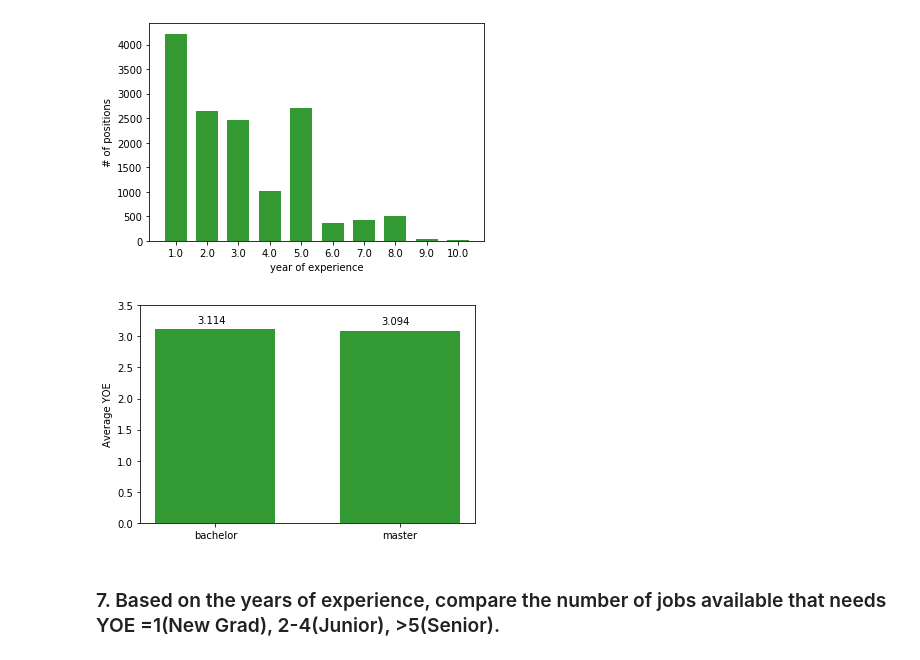
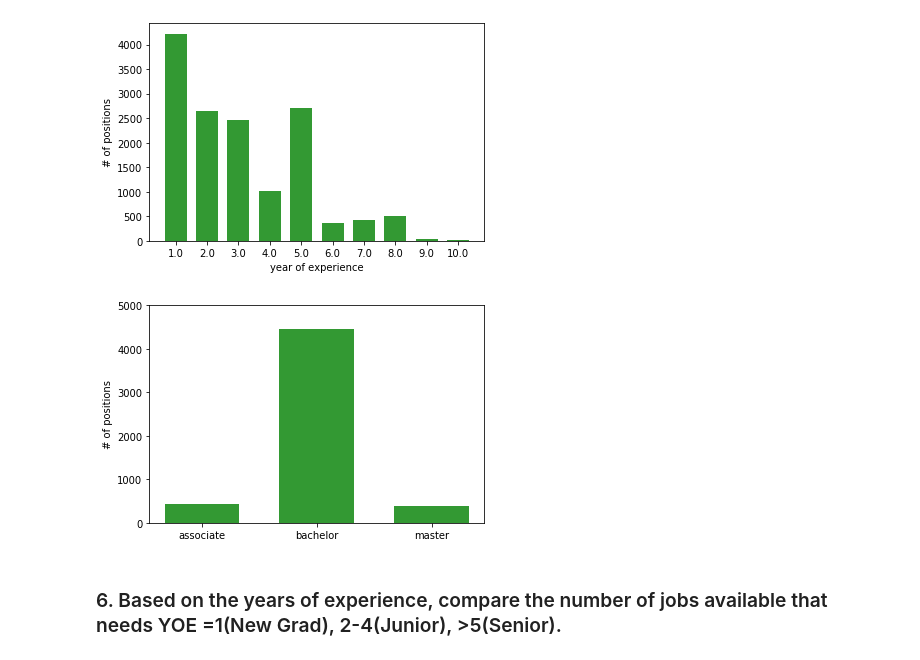
Before and after one commit to Leona-Hu/Skill-Finder, a Jupyter notebook: Skill_Finder_Analysis.ipynb, the cells around one changed output. Saved outputs shown, nothing was run; the diff lists cells and outputs as text; code cells hidden in the pictures.

```diff
--- a/Skill_Finder_Analysis.ipynb
+++ b/Skill_Finder_Analysis.ipynb
@@ -434,24 +269,25 @@ plot_yoe_graph()
 {1.0: 4221, 2.0: 2655, 3.0: 2455, 4.0: 1024, 5.0: 2717, 6.0: 361, 7.0: 430, 8.0: 496, 9.0: 35, 10.0: 9}
 [figure]
 # %%
-def cal_avg_yoe():
+def plot_edu_job():
+    ass_yoe_data = df[df['Min Ed Level'] == 'associate']
+    ass_yoe_data = ass_yoe_data['YOE'].dropna()
+    ass_avg_yoe = len(ass_yoe_data)
     ba_yoe_data = df[df['Min Ed Level'] == 'bachelor']
     ba_yoe_data = ba_yoe_data['YOE'].dropna()
-    ba_avg_yoe = sum(ba_yoe_data)/len(ba_yoe_data)
+    ba_avg_yoe = len(ba_yoe_data)
     ma_yoe_data = df[df['Min Ed Level'] == 'master']
     ma_yoe_data = ma_yoe_data['YOE'].dropna()
-    ma_avg_yoe = sum(ma_yoe_data)/len(ma_yoe_data)
-    plt.bar(range(2), [ba_avg_yoe, ma_avg_yoe], width=0.65, color='green', alpha=0.8)
-    plt.xticks(range(2), ['bachelor', 'master'])
-    plt.ylim(0,3.5)
-    plt.ylabel("Average YOE")
-#     plt.title("Average YOE required for different education levels")
-    for x, y in enumerate([ba_avg_yoe, ma_avg_yoe]):
-        plt.text(x - 0.1, y + 0.1, '{0:.3f}'.format(y))
+    ma_avg_yoe = len(ma_yoe_data)
+    plt.bar(range(3), [ass_avg_yoe, ba_avg_yoe, ma_avg_yoe], width=0.65, color='green', alpha=0.8)
+    plt.xticks(range(3), ['associate', 'bachelor', 'master'])
+    plt.ylim(0,5000)
+    plt.ylabel("# of positions")
+    plt.savefig('edu_job.png', dpi=300, bbox_inches='tight')
     plt.show()
-# %%
-cal_avg_yoe()
-# %% [output]
-[figure, removed]
+# %%
+plot_edu_job()
+# %% [output]
+[figure, added]
 # %% [markdown]
-### 7. Based on the years of experience, compare the number of jobs available that needs YOE =1(New Grad), 2-4(Junior), >5(Senior).
+### 6. Based on the years of experience, compare the number of jobs available that needs YOE =1(New Grad), 2-4(Junior), >5(Senior).
```
Also changed, not shown: parts of 46 cells of this notebook.
